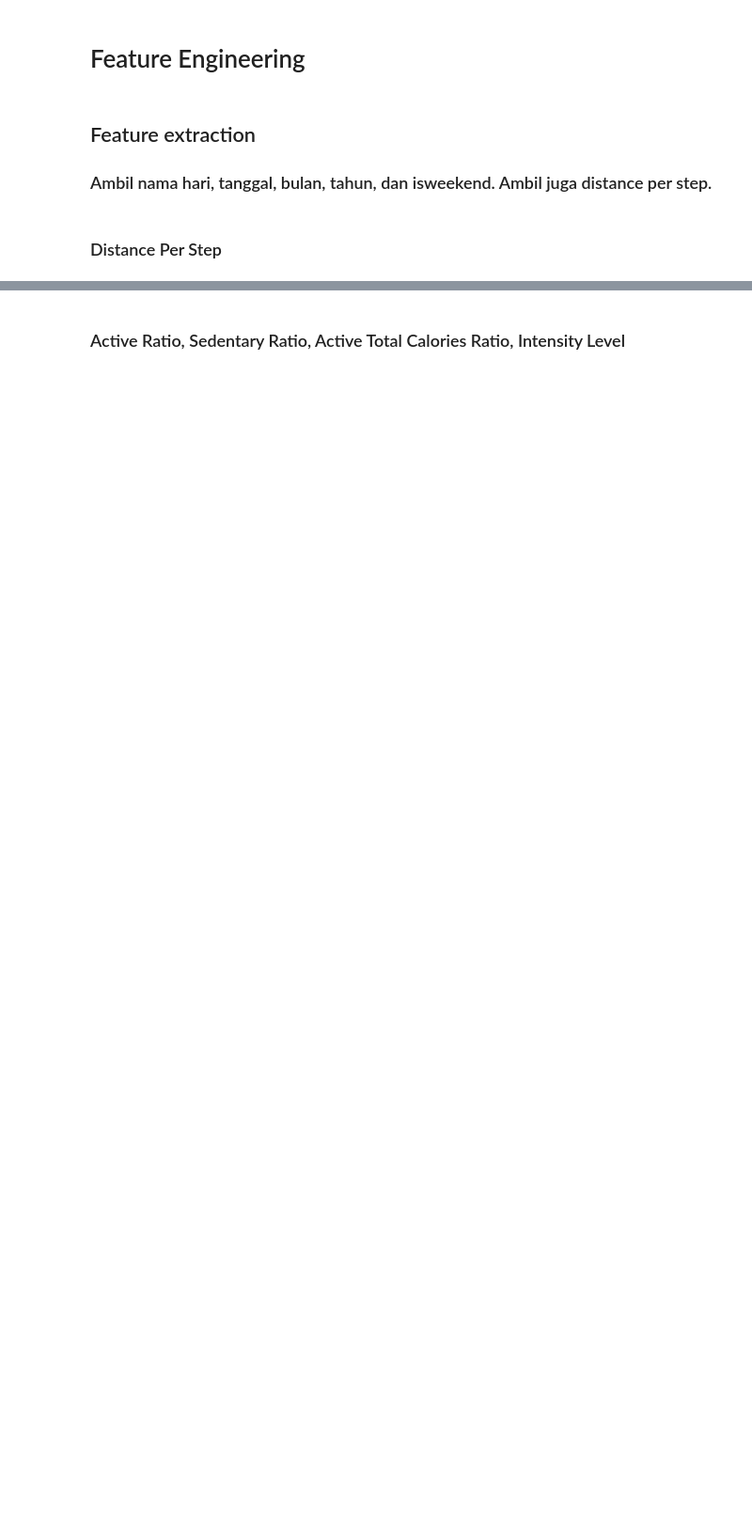
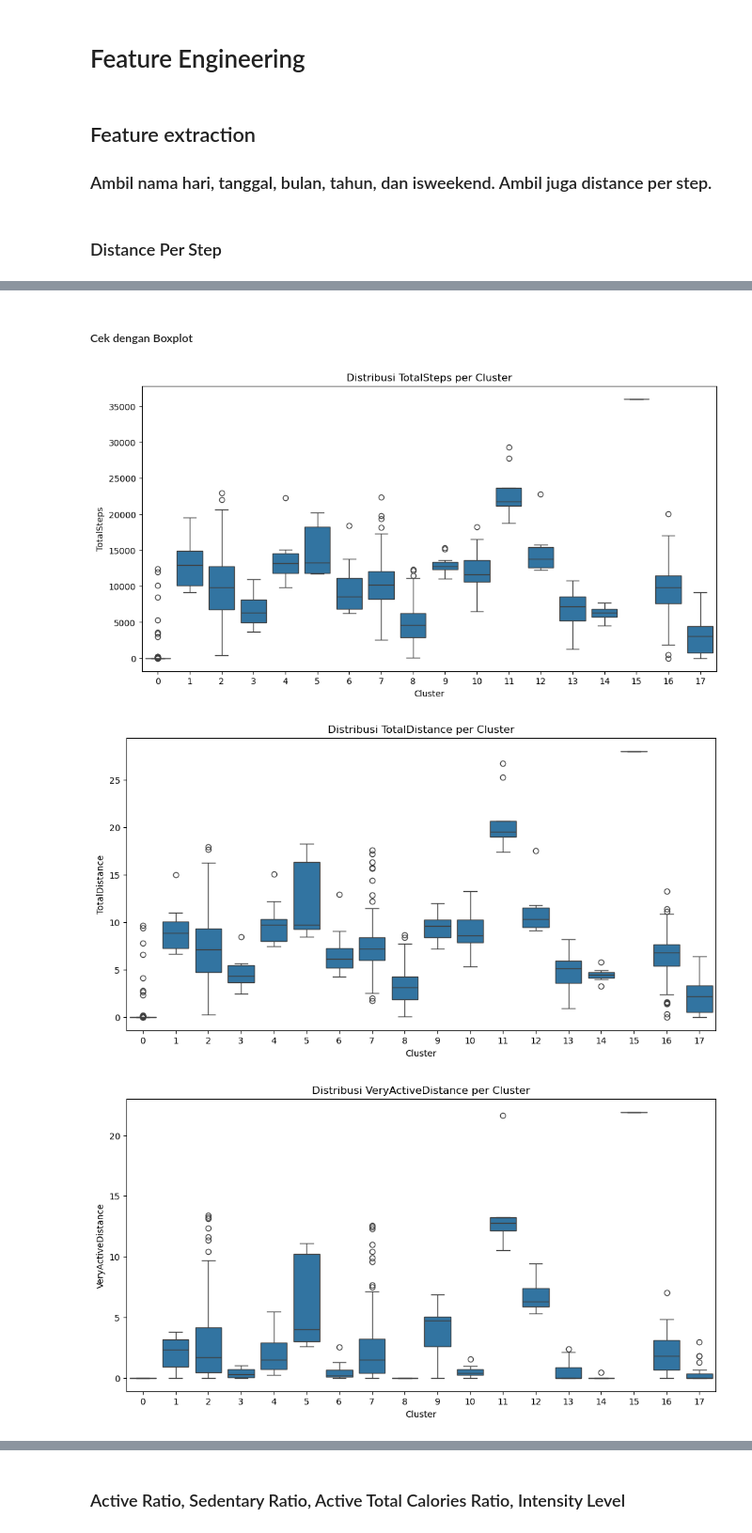
Before and after one commit to bintangphylosophie/Final-Project-Rakamin-FitBit-Tracker-Data, a Jupyter notebook: Preprocessing/Preprocessing_merged.ipynb, the cells around one changed output, grey strips where cells are left out. Shown at 94% size. Cells and saved outputs as stored; diff of their text form; code cells hidden in the pictures; blank space fills up the shorter version.

```diff
--- a/Preprocessing/Preprocessing_merged.ipynb
+++ b/Preprocessing/Preprocessing_merged.ipynb
@@ -396,0 +230,4 @@ dfz['DistancePerStep'] = dfz.apply(lambda row: 0 if row['TotalSteps'] == 0 else
+# %%
+# Menentukan jumlah cluster optimal (dengan BIC/AIC terendah)
+optimal_n = n_components_range[np.argmin(bic_scores)]
+print(f"Jumlah cluster optimal: {optimal_n}")
@@ -396,0 +242,3 @@ dfz['DistancePerStep'] = dfz.apply(lambda row: 0 if row['TotalSteps'] == 0 else
+# %%
+gmm = GaussianMixture(n_components=optimal_n, random_state=42)
+df['Cluster'] = gmm.fit_predict(df_scaled_clustering)  # Hanya simpan label cluster
@@ -396,0 +247,27 @@ dfz['DistancePerStep'] = dfz.apply(lambda row: 0 if row['TotalSteps'] == 0 else
+# %% [markdown]
+##### Cek dengan Boxplot
+# %%
+import matplotlib.pyplot as plt
+import seaborn as sns
+
+# Daftar kolom yang akan divisualisasikan
+columns_to_plot = [
+    'TotalSteps', 'TotalDistance', 'VeryActiveDistance',
+    'ModeratelyActiveDistance', 'LightActiveDistance',
+    'SedentaryActiveDistance', 'VeryActiveMinutes',
+    'FairlyActiveMinutes', 'LightlyActiveMinutes',
+    'SedentaryMinutes', 'Avg_METs', 'Total_MET', 'Calories'
+]
+
+# Membuat boxplot untuk setiap kolom
+for col in columns_to_plot:
+    plt.figure(figsize=(12, 6))
+    sns.boxplot(x='Cluster', y=col, data=df)
+    plt.title(f'Distribusi {col} per Cluster')
+    plt.xlabel('Cluster')
+    plt.ylabel(col)
+    plt.show()
+# %% [output]
+[figure, added]
+[figure, added]
+[figure, added]
```
Also changed, not shown: parts of 88 cells of this notebook, 1 other file.
